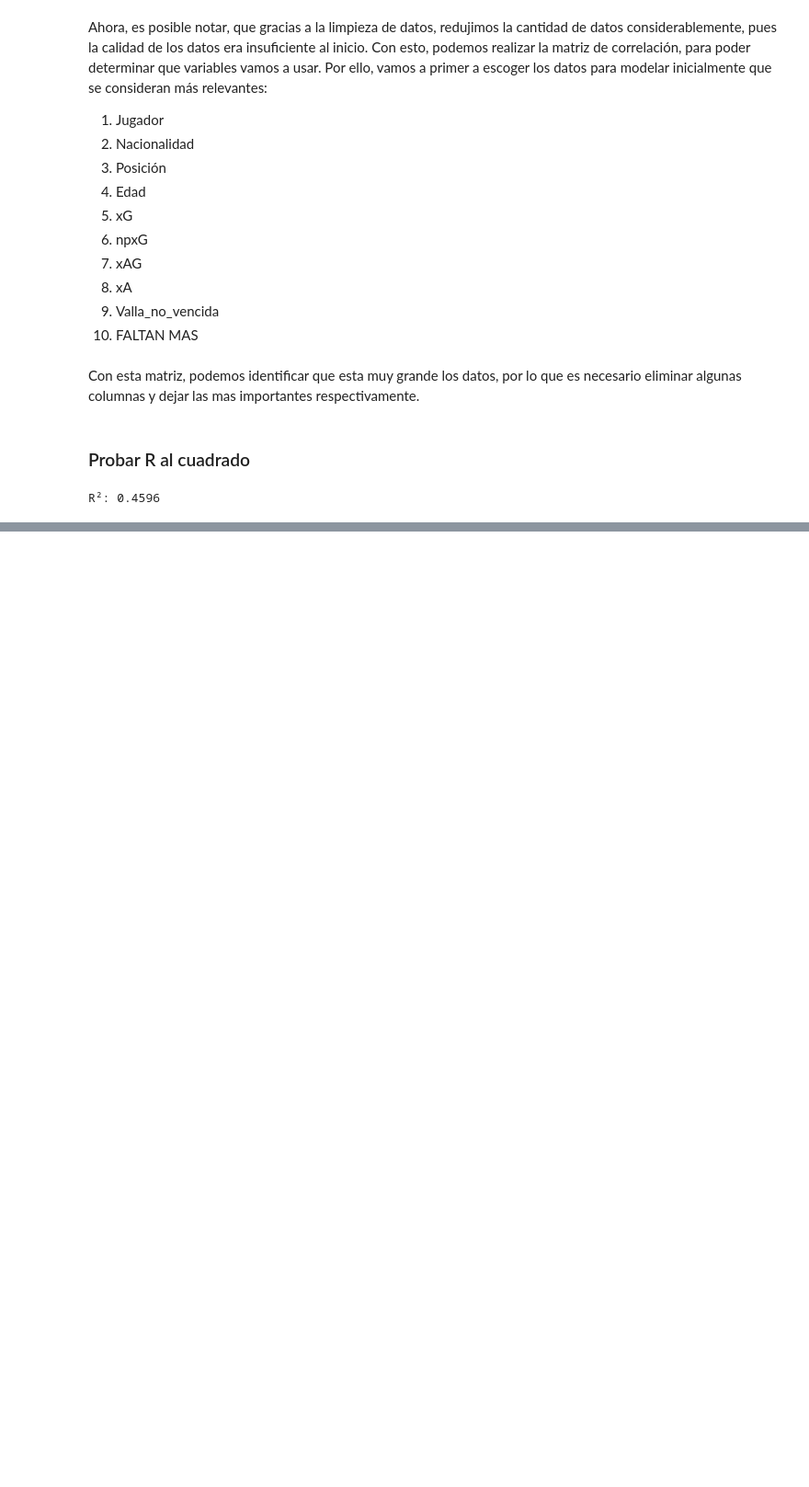
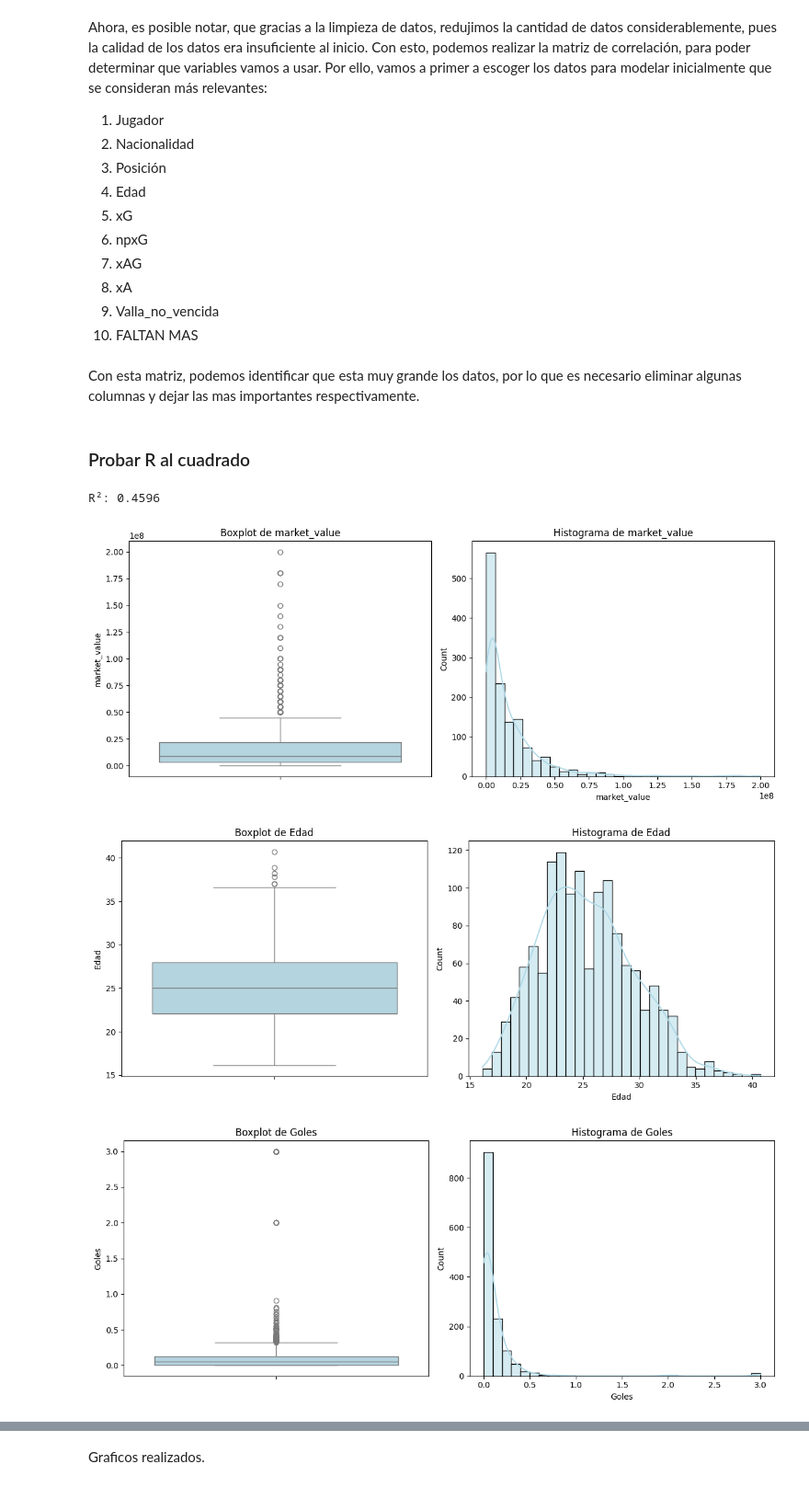
Before and after one commit to afgomezg1/Laboratorios-BI, a Jupyter notebook: Laboratorio 1/Laboratorio1.ipynb, the cells around one changed output, grey strips where cells are left out. Shown at 92% size. Drawn from its saved outputs; the diff is of its cells as text; code cells hidden in the pictures; blank space fills up the shorter version.

Commit message:
Realize boxplots e histogramas para que revisen. :)

```diff
--- a/Laboratorio 1/Laboratorio1.ipynb
+++ b/Laboratorio 1/Laboratorio1.ipynb
@@ -979,3 +979,32 @@ r2 = r2_score(yte, pipe.predict(Xte))
 print("R²:", round(r2, 4))
 # %% [output]
 R²: 0.4596
+# %%
+def plot_outliers(df, column):
+    fig, axes = plt.subplots(1, 2, figsize=(12, 5))
+
+    # Boxplot
+    sns.boxplot(y=df[column], ax=axes[0], color='lightblue')
+    axes[0].set_title(f'Boxplot de {column}')
+
+    # Histograma
+    sns.histplot(df[column], bins=30, kde=True, ax=axes[1], color='lightblue')
+    axes[1].set_title(f'Histograma de {column}')
+
+    plt.tight_layout()
+    plt.show()
+
+# Selecciona algunas variables numéricas relevantes para visualizar
+vars_to_plot = [
+    "market_value", "Edad", "Goles", "xG", "npxG", "xA",
+    "%_de_regates_exitosos", "%_de_duelos_aereos_ganados"
+]
+
+
+for var in vars_to_plot:
+    if var in datos_entrenamiento.columns:
+        plot_outliers(datos_entrenamiento, var)
+# %% [output]
+[figure, added]
+[figure, added]
+[figure, added]
@@ -981,0 +1016,2 @@ R²: 0.4596
+# %% [markdown]
+Graficos realizados.
```
Also changed, not shown: parts of 1 cell of this notebook.
